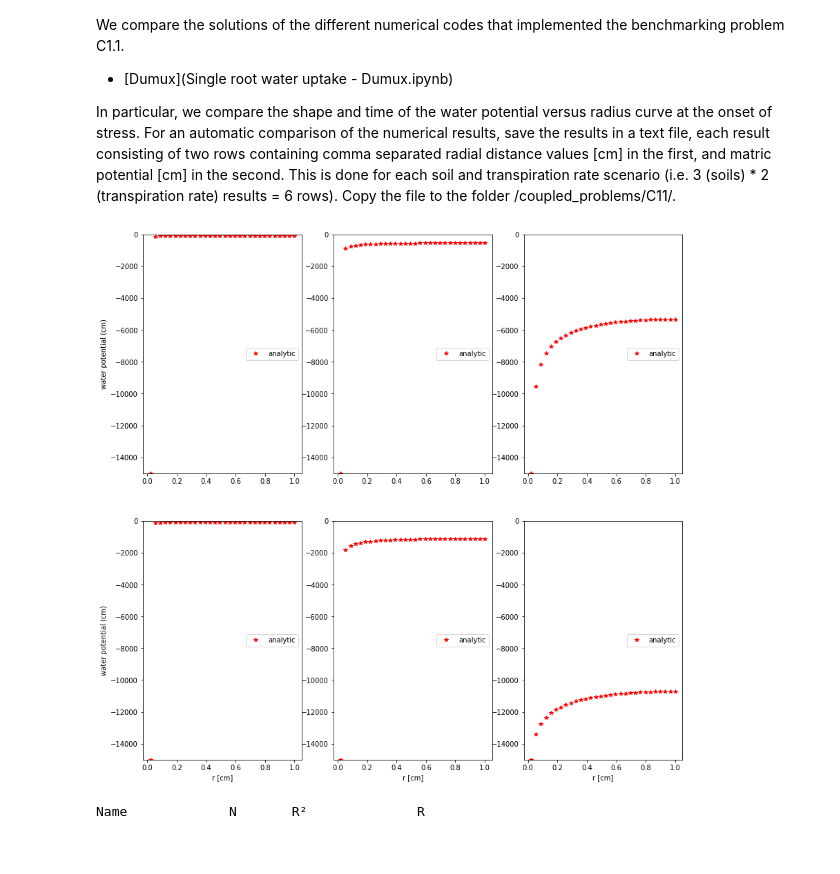
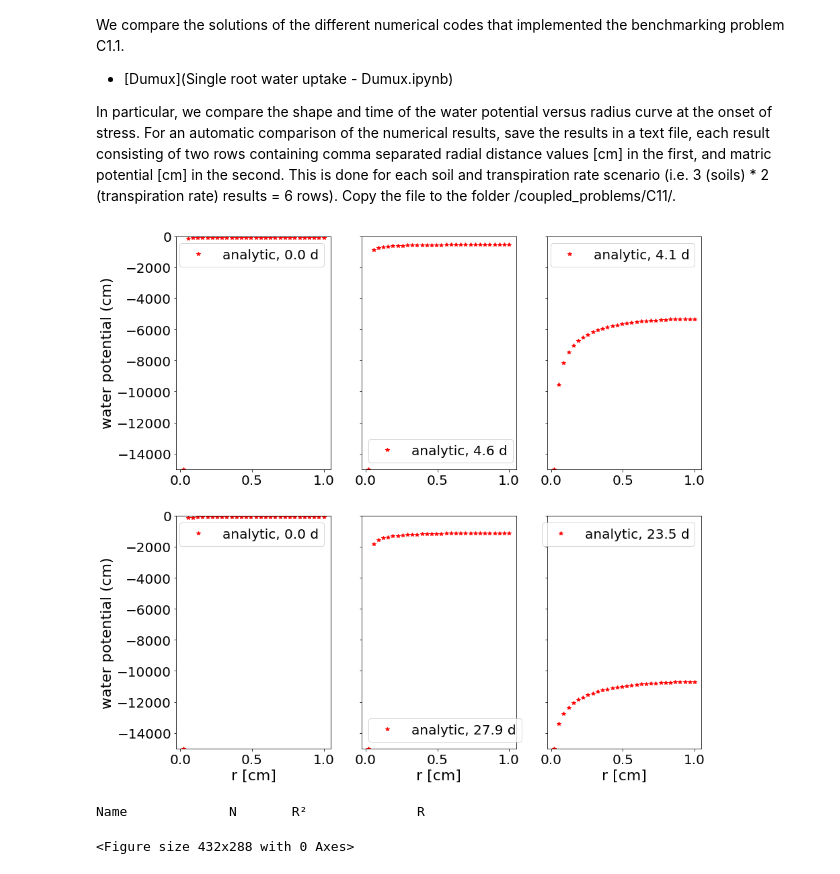
Before and after one commit to RSA-benchmarks/collaborative-comparison, a Jupyter notebook: Single root water uptake.ipynb, the cells around one changed output. Drawn from its saved outputs; the diff is of its cells as text; code cells hidden in the pictures.

```diff
--- a/Single root water uptake.ipynb
+++ b/Single root water uptake.ipynb
@@ -101,7 +101,7 @@ h_lim = -15000   # cm
 q_out = 0#q_root * (r_root/(2*r_out))
 r = np.linspace(r_root, r_out, 100)
 fig, ax = plt.subplots(2, 3,figsize=(16, 14))
-h_stressonset=[]
+h_stressonset=[]; soils=["Sand", "Loam", "Clay"];
 for s,soil in enumerate([sand, loam, clay]):
     for q,q_root in enumerate([0.5,0.1]):    # q_root in [cm/d], high and low transpiration
         #
@@ -122,13 +122,22 @@ for s,soil in enumerate([sand, loam, clay]):
             Q = np.trapz(wc_radial*r,r)
             if np.amin(MFP_nostress)>0:   #no stress
                 simtime=((r_out**2-r_root**2)*3.14*water_content(-100,soil) - Q*2*3.14)/(2*r_root*3.14*q_root)
-                ax[int(q),int(s)].plot(r,h_radial,label="{:.1f}".format(simtime) + ' days')
+                ax[int(q),int(s)].plot(r,h_radial,label="{:.1f}".format(simtime) + ' d')
             else:
                 ax[int(q),int(s)].plot(r,h_radial,label='stressed')
             ax[1,int(s)].set_xlabel("r [cm]")
             ax[int(q),0].set_ylabel("water potential (cm)")
+            ax[int(q),1].set_yticklabels([]);ax[int(q),2].set_yticklabels([])
             ax[int(q),int(s)].set_ylim(-15000,0)
             ax[int(q),int(s)].legend(loc=7)
+            ax[int(q),int(s)].title.set_text(soils[int(s)]+r', q$_{root}$='+"{:.2f}".format(q_root)+" d")
 plt.axis('tight')
-plt.show()
+plt.rc('font', size=20)          # controls default text sizes
+plt.rc('axes', titlesize=22)     # fontsize of the axes title
+plt.rc('axes', labelsize=22)    # fontsize of the x and y labels
+plt.rc('xtick', labelsize=20)    # fontsize of the tick labels
+plt.rc('ytick', labelsize=20)    # fontsize of the tick labels
+plt.rc('legend', fontsize=20)    # legend fontsize
+plt.rc('figure', titlesize=22)  # fontsize of the figure title
+plt.savefig('c11.png', dpi=300, bbox_inches = "tight")
 # %% [output]
@@ -152,7 +161,8 @@ h_lim = -15000   # cm
 q_out = 0#q_root * (r_root/(2*r_out))
 r = np.linspace(r_root, r_out, 30)
 fig, ax = plt.subplots(2, 3,figsize=(14, 14))
-h_stressonset = np.zeros((6,len(r))); ind=0;
+h_stressonset = np.zeros((6,len(r))); wc_stressonset = np.zeros((6,len(r)));
+ind=0;
 for s,soil in enumerate([sand, loam, clay]):
     for q,q_root in enumerate([0.5,0.1]):    # q_root in [cm/d], high and low transpiration
         crit=0; k=0;
@@ -162,15 +172,19 @@ for s,soil in enumerate([sand, loam, clay]):
                 MFP_stress  = (MFP(h_out[k],soil)+q_out*r_out*np.log(1/rho))*( (r**2/r_root**2 - 1 + 2*rho**2*np.log(r_root/r))/(rho**2 - 1+2*rho**2*np.log(1/rho)) ) + q_out*r_out*np.log(r/r_root)
                 for i in range(len(r)):
                     h_stressonset[ind,i] = h(MFP_stress[i],soil)
+                    wc_stressonset[ind,i] = water_content(h_stressonset[ind,i],soil)
                 crit=crit+1
                 #print(crit)#(h_stressonset.shape)
             k=k+1;
         # plot
-        ax[int(q),int(s)].plot(r,h_stressonset[ind,:],'r*',label='analytic')
+        Q = np.trapz(wc_stressonset[ind,:]*r,r)
+        simtime=((r_out**2-r_root**2)*3.14*water_content(-100,soil) - Q*2*3.14)/(2*r_root*3.14*q_root)
+        ax[int(q),int(s)].plot(r,h_stressonset[ind,:],'r*',label='analytic, '+"{:.1f}".format(simtime)+" d")
         ax[1,int(s)].set_xlabel("r [cm]")
         ax[int(q),0].set_ylabel("water potential (cm)")
+        ax[int(q),1].set_yticklabels([]);ax[int(q),2].set_yticklabels([])
         ax[int(q),int(s)].set_ylim(-15000,0)
-        ax[int(q),int(s)].legend(loc=7)
+        ax[int(q),int(s)].legend()
         ind=ind+1;
 # Numerical solutions
 r, rsme, rsquare, nn, l = [], [], [], [], []
@@ -197,33 +211,41 @@ for dirname, dirnames, filenames in os.walk('coupled_problems/C11/.'):
                     oi, pi = h_n, h_a
                     om, pm = np.mean(oi), np.mean(pi)
                     nn.append(len(oi))
                     # calculate R
                     r_ =  np.sum((oi-om)*(pi-pm)) / (np.sqrt(np.sum(np.square(oi-om)))*np.sqrt(np.sum(np.square(pi-pm))) )
                     r.append(r_)
                     # calculate R^2
                     # r2 = np.sum(np.square(pi-om)) / np.sum(np.square(oi-om))
                     rsquare.append(r_*r_)
                     # calculate RSME
                     rsme_ = np.square(np.sum(np.square(oi-pi)/nn[-1]))
                     rsme.append(rsme_)
                     if k==0:
                         pl.set_label(f)
                 ax[j].set_xlabel("r $\\theta$ [cm]")
                 if j==0:
                     ax[j].set_ylabel("Matric potential [cm]") # all file data values are currently [m], I will change that soon
             cc+=1
         except Exception as ex:
             print("Something went wrong with file "+f)
             print(ex)
 #ax[-1].legend()
 plt.show()
 
 print("Name\t\t", "N\t", "R²\t\t", "R")
 for i in range(0,len(nn)):
     print(l[i]+"\t",nn[i],"\t",'{:2.8f}'.format(rsquare[i]),"\t",'{:2.8f}'.format(r[i]) ) # '{:2.8f}'.format(rsme[i]),"\t",
 
-
+plt.rc('font', size=20)          # controls default text sizes
+plt.rc('axes', titlesize=22)     # fontsize of the axes title
+plt.rc('axes', labelsize=22)    # fontsize of the x and y labels
+plt.rc('xtick', labelsize=20)    # fontsize of the tick labels
+plt.rc('ytick', labelsize=20)    # fontsize of the tick labels
+plt.rc('legend', fontsize=20)    # legend fontsize
+plt.rc('figure', titlesize=22)  # fontsize of the figure title
+plt.savefig('c11_results.png', dpi=300, bbox_inches = "tight")
 plt.show()
 # %% [output]
-[figure, old version]
+[figure, new version]
 Name             N       R²              R
+<Figure size 432x288 with 0 Axes>
```
Also changed, not shown: parts of 2 cells of this notebook.
